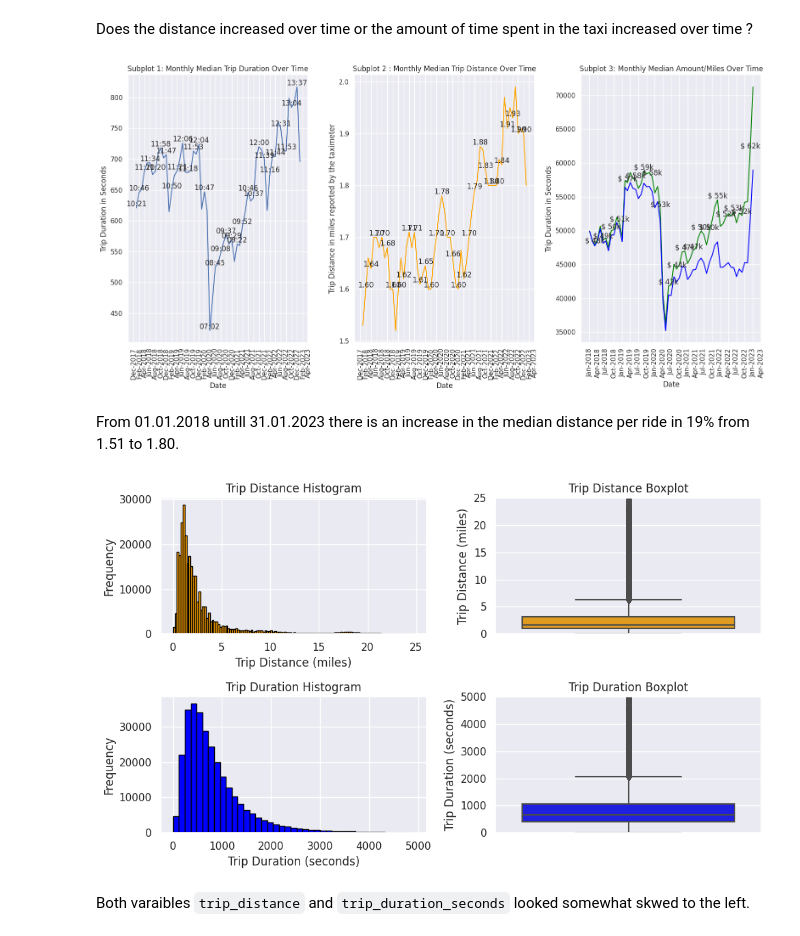
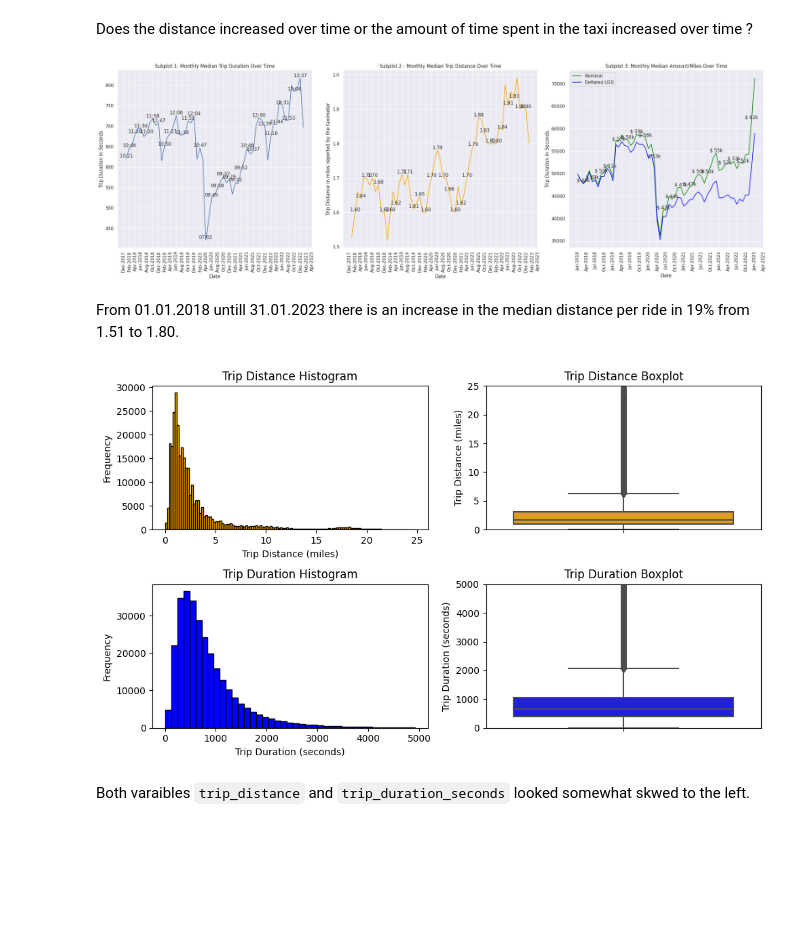
Before and after one commit to BenjaminDupre/taxi_data_task, a Jupyter notebook: taxi_data.ipynb, the cells around one changed output. Drawn from its saved outputs; the diff is of its cells as text; code cells hidden in the pictures; blank space fills up the shorter version.

```diff
--- a/taxi_data.ipynb
+++ b/taxi_data.ipynb
@@ -141,3 +143,9 @@ df_ny["trip_duration_seconds"] = (df_ny["tpep_dropoff_datetime"] - df_ny["tpep_p
+# %%
+df_ny['VendorID'] = pd.Categorical(df_ny.VendorID)
+df_ny['RatecodeID'] = pd.Categorical(df_ny.RatecodeID)
+df_ny['payment_type'] = pd.Categorical(df_ny.payment_type)
+df_ny['PULocationID'] = pd.Categorical(df_ny.PULocationID)
+df_ny['DOLocationID'] = pd.Categorical(df_ny.DOLocationID)
 # %% [markdown]
 Creating Daytime flag
 # %%
@@ -284,7 +292,7 @@ combined['amount_per_mile'] = combined['total_amount']/combined['trip_distance']
 combined['amount_CDV_per_mile'] = combined['total_amount_ADJ']/combined['trip_distance']
 
 # Create a figure with two subplots side by side
-fig, axs = plt.subplots(1, 3, figsize=(16, 8))
+fig, axs = plt.subplots(1, 3, figsize=(24, 8))
 
 axs[1].plot(avg_monthly_distance['month_of_trip'], avg_monthly_distance['trip_distance'],color='orange')
 axs[1].set_xlabel('Date')
@@ -307,38 +315,37 @@ axs[0].xaxis.set_major_formatter(mdates.DateFormatter("%b-%Y"))
 axs[0].xaxis.set_major_locator(mdates.MonthLocator(interval=2))
 axs[0].tick_params(axis='x', rotation=90)
 
 # Annotate data points with labels in minutes:seconds format at 3-month intervals and the first month
 for z, w in zip(avg_monthly_trip_duration['month_of_trip'], avg_monthly_trip_duration['trip_duration_seconds']):
     if z.month % 2 == 0 or (z.month == 1 and z.year == 2018):
         if isinstance(w, pd.Timedelta):  # Use isinstance to check if it's a Timedelta
             total_seconds = int(w.total_seconds())
         else:
             total_seconds = int(w)
         minutes = total_seconds // 60
         seconds = total_seconds % 60
         annotation_text = f'{minutes:02d}:{seconds:02d}'  # Format as mm:ss
         axs[0].text(z, total_seconds, annotation_text, ha='center', va='bottom')
 
-axs[2].plot(combined['month_of_trip'], combined['amount_per_mile'],color='green', legend='Nominal')
-axs[2].plot(combined['month_of_trip'], combined['amount_CDV_per_mile'],color='blue', legend='corrected')
+axs[2].plot(combined['month_of_trip'], combined['amount_per_mile'],color='green', label='Nominal')
+axs[2].plot(combined['month_of_trip'], combined['amount_CDV_per_mile'],color='blue', label='Deflated USD')
 axs[2].set_xlabel('Date')
 axs[2].set_ylabel('Trip Duration in Seconds')
 axs[2].set_title('Subplot 3: Monthly Median Amount/Miles Over Time')
 axs[2].xaxis.set_major_formatter(mdates.DateFormatter("%b-%Y"))
 axs[2].xaxis.set_major_locator(mdates.MonthLocator(interval=3))
 axs[2].tick_params(axis='x', rotation=90)
 
 for x, y in  zip(combined['month_of_trip'], combined['amount_per_mile']):
     if x.month % 3 == 0:
         axs[2].text(x, y, f'$ {y/1000:.0f}k', ha='center', va='bottom')
 
 # Show the plot
 plt.tight_layout()
+plt.legend()
 plt.show()
-
-### PRIORITY TO CORRECT BY CPI!!!
 # %% [output]
-[figure, old version]
+[figure, new version]
 # %% [markdown]
 From 01.01.2018 untill 31.01.2023 there is an increase in the median distance per ride in 19% from 1.51 to 1.80.
 # %%
@@ -386,7 +393,7 @@ plt.tight_layout()
 # Show the plots
 plt.show()
 # %% [output]
-[figure, old version]
+[figure, new version]
 # %% [markdown]
 Both varaibles `trip_distance` and `trip_duration_seconds` looked somewhat skwed to the left.
 # %%
```
Also changed, not shown: parts of 4 cells of this notebook.
